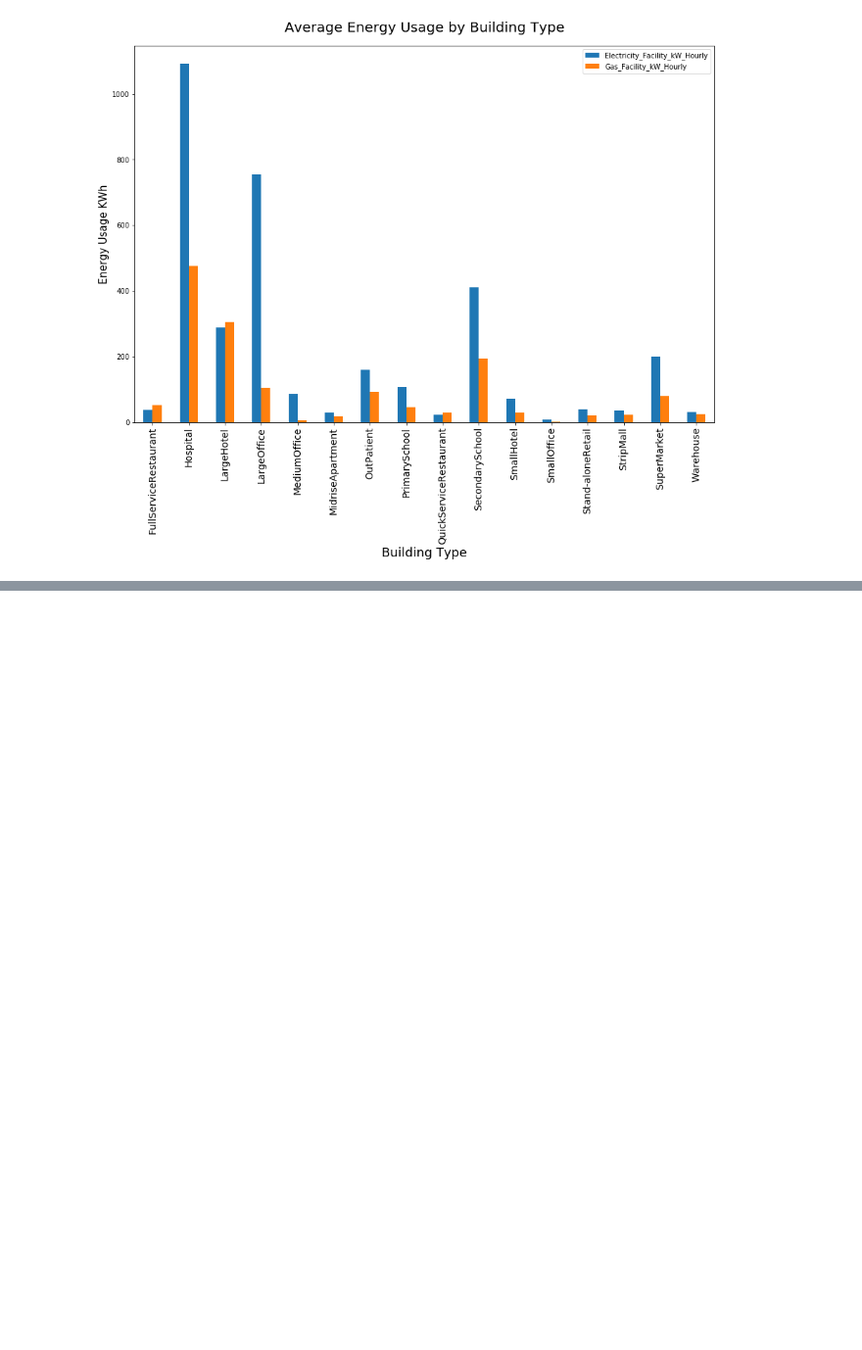
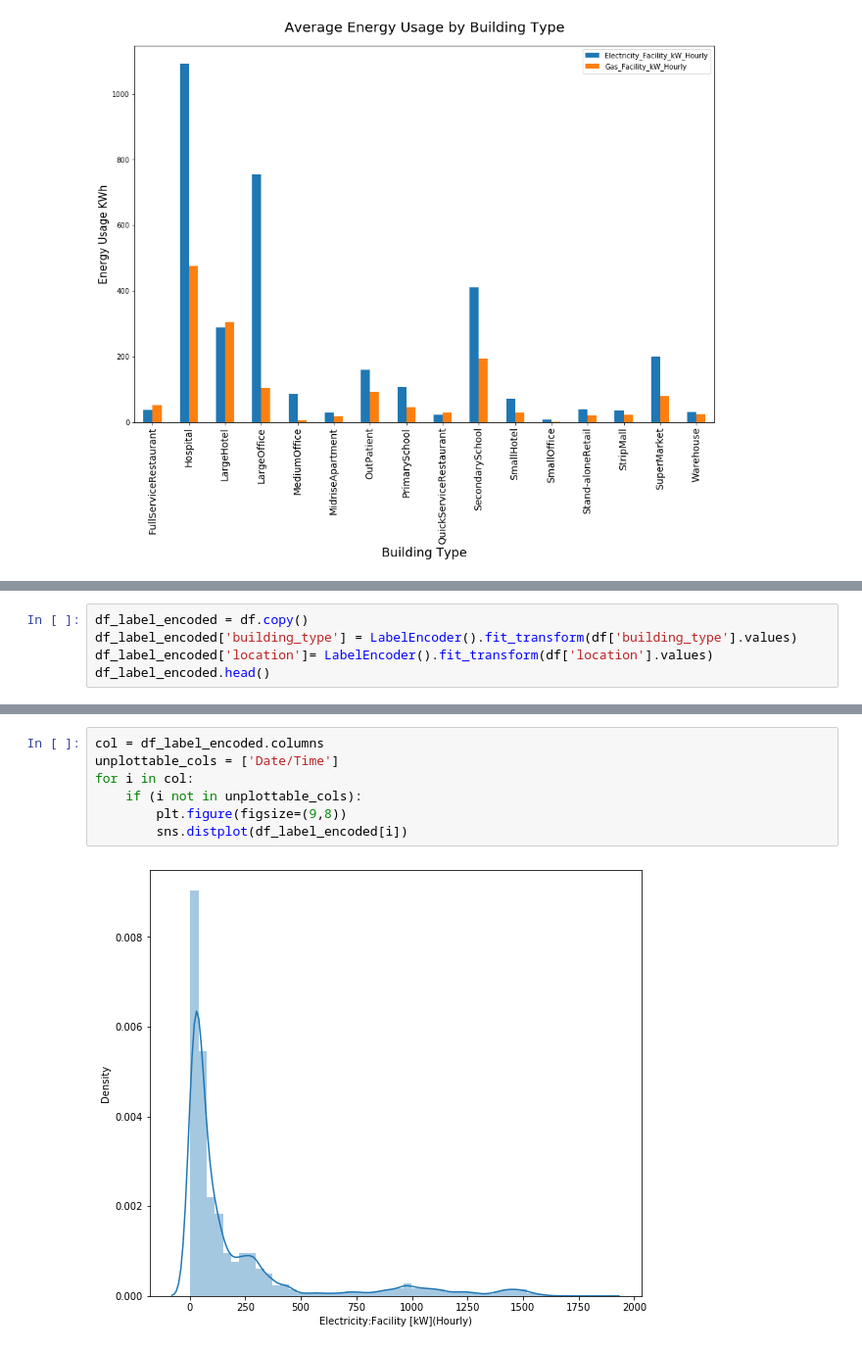
Before and after one commit to dgitts/electric-load-forecasting, a Jupyter notebook: notebooks/david.ipynb, the cells around one changed output, grey strips where cells are left out. Shown: that part at 98% size. Saved outputs shown, nothing was run; the diff lists cells and outputs as text; blank space fills up the shorter version.

Commit message:
added distribution charts and feature importance

```diff
--- a/notebooks/david.ipynb
+++ b/notebooks/david.ipynb
@@ -319,0 +323,5 @@ Text(0.5, 1.0, 'Average Energy Usage by Building Type')
+# %%
+df_label_encoded = df.copy()
+df_label_encoded['building_type'] = LabelEncoder().fit_transform(df['building_type'].values)
+df_label_encoded['location']= LabelEncoder().fit_transform(df['location'].values)
+df_label_encoded.head()
@@ -319,0 +335,9 @@ Text(0.5, 1.0, 'Average Energy Usage by Building Type')
+# %%
+col = df_label_encoded.columns
+unplottable_cols = ['Date/Time']
+for i in col:
+    if (i not in unplottable_cols):
+        plt.figure(figsize=(9,8))
+        sns.distplot(df_label_encoded[i])
+# %% [output]
+[figure, added]
```
Also changed, not shown: parts of 30 cells of this notebook.
